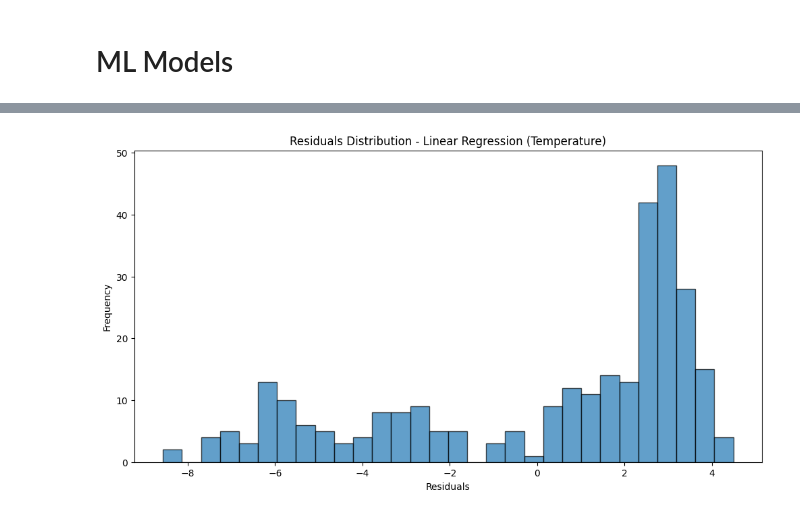
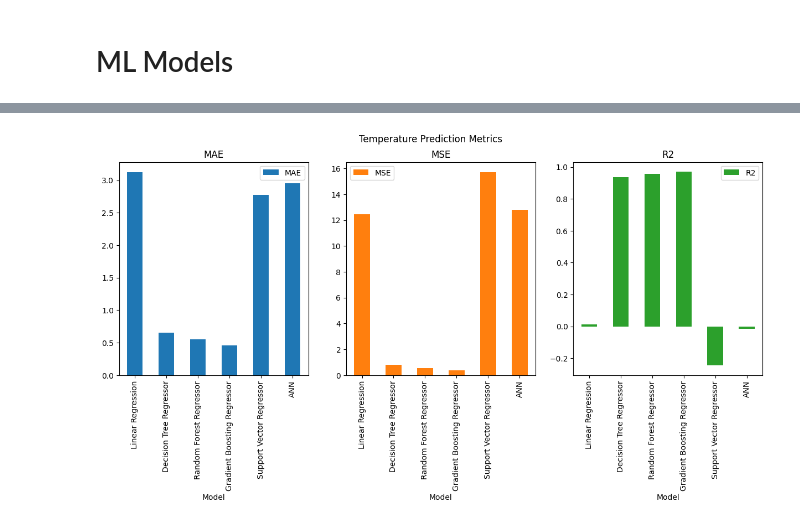
Before and after one commit to F2M356/temp_rain_pred, a Jupyter notebook: rain_temp_bd.ipynb, the cells around one changed output, grey strips where cells are left out. Cells and saved outputs as stored; diff of their text form; code cells hidden in the pictures.

```diff
--- a/rain_temp_bd.ipynb
+++ b/rain_temp_bd.ipynb
@@ -179,6 +182,40 @@ for name, model in models.items():
     results_rain.append({'Model': name, 'MAE': mae_rain, 'MSE': mse_rain, 'R2': r2_rain})
     residuals_rain[name] = residuals
 
+# Build and evaluate the ANN model for temperature prediction
+ann_model_temp = Sequential([
+    Dense(64, input_dim=X_train_temp.shape[1], activation='relu'),
+    Dense(32, activation='relu'),
+    Dense(8, activation='relu'),
+    Dense(1)
+])
+
+ann_model_temp.compile(optimizer='adam', loss='mean_squared_error')
+ann_model_temp.fit(X_train_temp, y_train_temp, epochs=100, batch_size=16, verbose=1)
+
+y_pred_temp_ann = ann_model_temp.predict(X_test_temp)
+mae_temp_ann = mean_absolute_error(y_test_temp, y_pred_temp_ann)
+mse_temp_ann = mean_squared_error(y_test_temp, y_pred_temp_ann)
+r2_temp_ann = r2_score(y_test_temp, y_pred_temp_ann)
+results_temp.append({'Model': 'ANN', 'MAE': mae_temp_ann, 'MSE': mse_temp_ann, 'R2': r2_temp_ann})
+
+# Build and evaluate the ANN model for rainfall prediction
+ann_model_rain = Sequential([
+    Dense(64, input_dim=X_train_rain.shape[1], activation='relu'),
+    Dense(32, activation='relu'),
+    Dense(8, activation='relu'),
+    Dense(1)
+])
+
+ann_model_rain.compile(optimizer='adam', loss='mean_squared_error')
+ann_model_rain.fit(X_train_rain, y_train_rain, epochs=100, batch_size=16, verbose=1)
+
+y_pred_rain_ann = ann_model_rain.predict(X_test_rain)
+mae_rain_ann = mean_absolute_error(y_test_rain, y_pred_rain_ann)
+mse_rain_ann = mean_squared_error(y_test_rain, y_pred_rain_ann)
+r2_rain_ann = r2_score(y_test_rain, y_pred_rain_ann)
+results_rain.append({'Model': 'ANN', 'MAE': mae_rain_ann, 'MSE': mse_rain_ann, 'R2': r2_rain_ann})
+
 # Convert results to DataFrame for better visualization
 results_temp_df = pd.DataFrame(results_temp)
 results_rain_df = pd.DataFrame(results_rain)
@@ -190,45 +227,8 @@ print(results_temp_df)
 print("\nRainfall Prediction Results")
 print(results_rain_df)
 
-# Error Analysis - Temperature
-for name, residuals in residuals_temp.items():
-    plt.figure(figsize=(12, 6))
-    plt.hist(residuals, bins=30, edgecolor='k', alpha=0.7)
-    plt.title(f'Residuals Distribution - {name} (Temperature)')
-    plt.xlabel('Residuals')
-    plt.ylabel('Frequency')
-    plt.show()
-
-    plt.figure(figsize=(12, 6))
-    plt.scatter(y_test_temp, residuals, edgecolor='k', alpha=0.7)
-    plt.axhline(y=0, color='r', linestyle='--')
-    plt.title(f'Residuals Scatter Plot - {name} (Temperature)')
-    plt.xlabel('Actual Temperature')
-    plt.ylabel('Residuals')
-    plt.show()
-
-    print(f'Summary Statistics for Residuals - {name} (Temperature)')
-    print(residuals.describe())
-    print('\n')
-
-# Error Analysis - Rainfall
-for name, residuals in residuals_rain.items():
-    plt.figure(figsize=(12, 6))
-    plt.hist(residuals, bins=30, edgecolor='k', alpha=0.7)
-    plt.title(f'Residuals Distribution - {name} (Rainfall)')
-    plt.xlabel('Residuals')
-    plt.ylabel('Frequency')
-    plt.show()
-
-    plt.figure(figsize=(12, 6))
-    plt.scatter(y_test_rain, residuals, edgecolor='k', alpha=0.7)
-    plt.axhline(y=0, color='r', linestyle='--')
-    plt.title(f'Residuals Scatter Plot - {name} (Rainfall)')
-    plt.xlabel('Actual Rainfall')
-    plt.ylabel('Residuals')
-    plt.show()
-
-    print(f'Summary Statistics for Residuals - {name} (Rainfall)')
-    print(residuals.describe())
-    print('\n')
+# Visualization of Results
+results_temp_df.plot(x='Model', y=['MAE', 'MSE', 'R2'], kind='bar', subplots=True, layout=(1, 3), figsize=(15, 5), title='Temperature Prediction Metrics')
+results_rain_df.plot(x='Model', y=['MAE', 'MSE', 'R2'], kind='bar', subplots=True, layout=(1, 3), figsize=(15, 5), title='Rainfall Prediction Metrics')
+plt.show()
 # %% [output]
@@ -250 +270 @@ Rainfall Prediction Results
-[figure, old version]
+[figure, new version]
```
Also changed, not shown: parts of 2 cells of this notebook.
